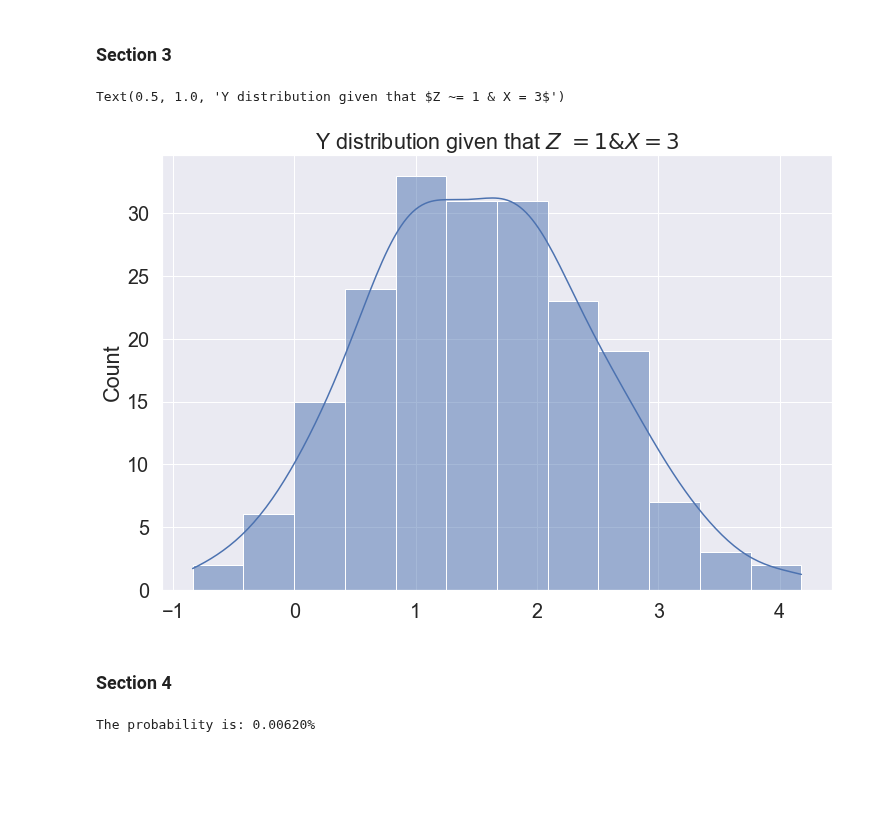
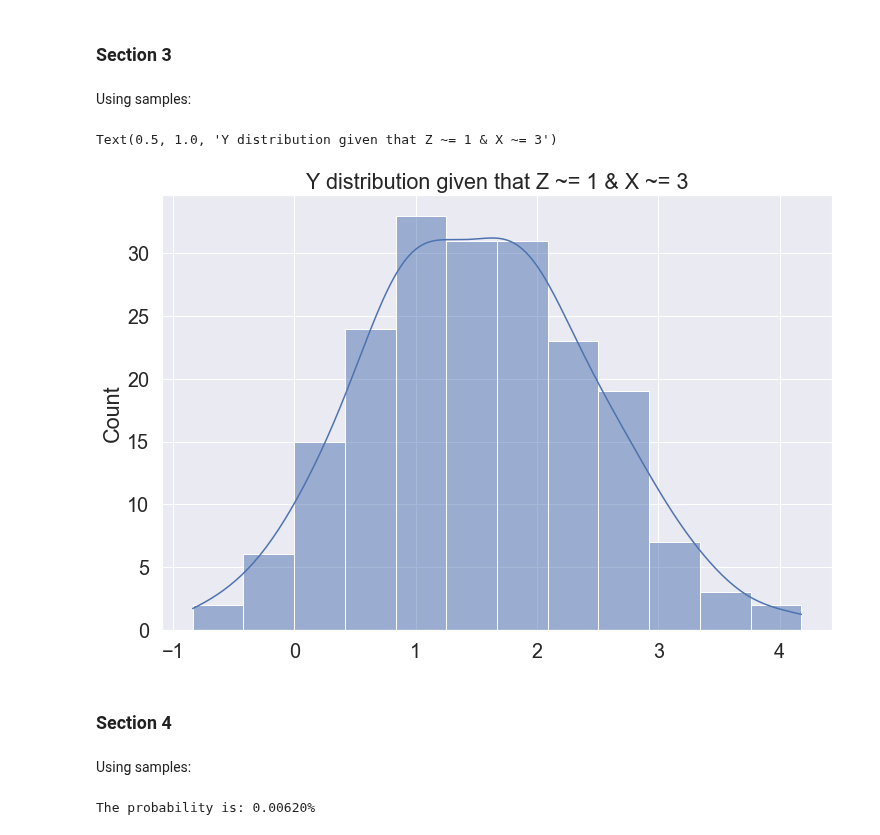
Before and after one commit to EyalMichaeli/IDC_masters, a Jupyter notebook: semester_2/stat/Exercises/Eyal/EX2/hw2.ipynb, the cells around one changed output. Drawn from its saved outputs; the diff is of its cells as text; code cells hidden in the pictures; blank space fills up the shorter version.

```diff
--- a/semester_2/stat/Exercises/Eyal/EX2/hw2.ipynb
+++ b/semester_2/stat/Exercises/Eyal/EX2/hw2.ipynb
@@ -319,15 +386,19 @@ Text(0.5, 51.32800000000002, 'Y')
 [figure]
 # %% [markdown]
 ### Section 3
+# %% [markdown]
+Using samples:
 # %%
 z_is_2_and_x_is_3_indices = np.where( (z > 1.99) & (z < 2.01) & (x > 2.99) & (z < 3.01))
 sns.histplot(y[z_is_2_and_x_is_3_indices], kde=True)
-plt.title("Y distribution given that $Z ~= 1 & X = 3$")
+plt.title("Y distribution given that Z ~= 1 & X ~= 3")
 # %% [output]
-Text(0.5, 1.0, 'Y distribution given that $Z ~= 1 & X = 3$')
+Text(0.5, 1.0, 'Y distribution given that Z ~= 1 & X ~= 3')
-[figure, old version]
+[figure, new version]
 # %% [markdown]
 ### Section 4
+# %% [markdown]
+Using samples:
 # %%
 z_is_2_and_x_is_3_indices = np.where( (z > 1.99) & (z < 2.01) & (x > 2.99) & (z < 3.01))
 y_filtered = y[z_is_2_and_x_is_3_indices]
```
Also changed, not shown: parts of 14 cells of this notebook, 1 other file.
